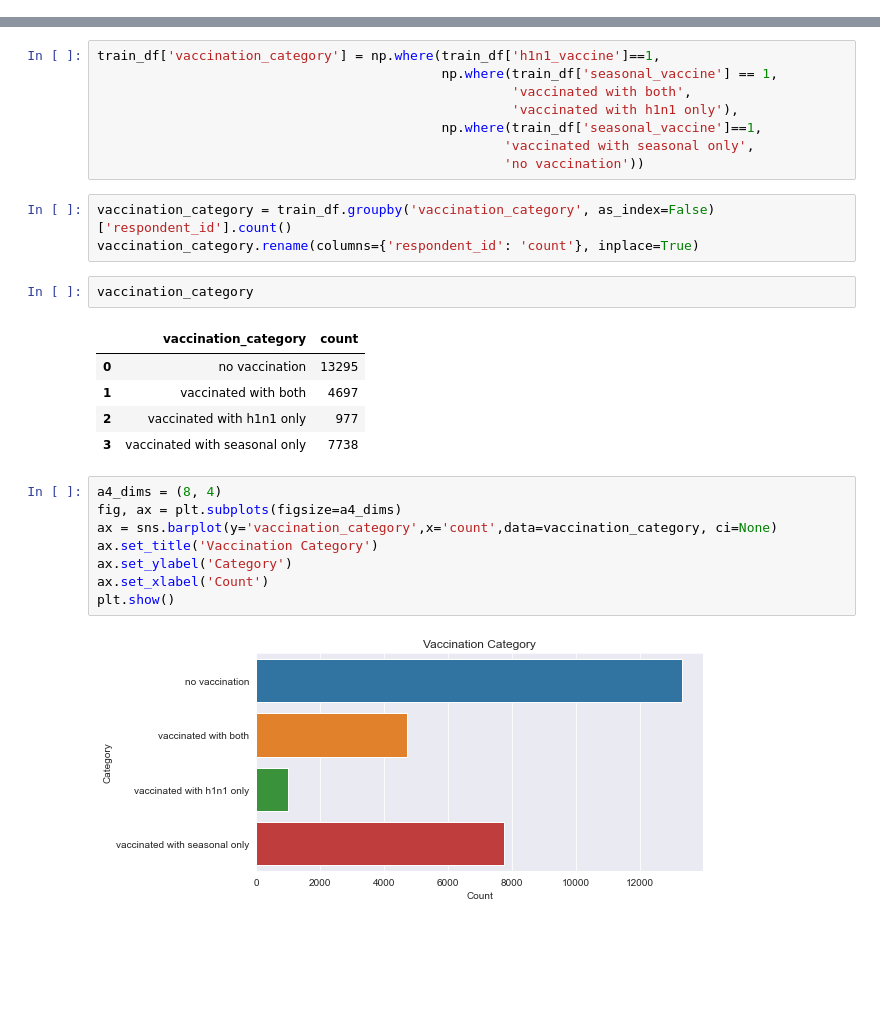
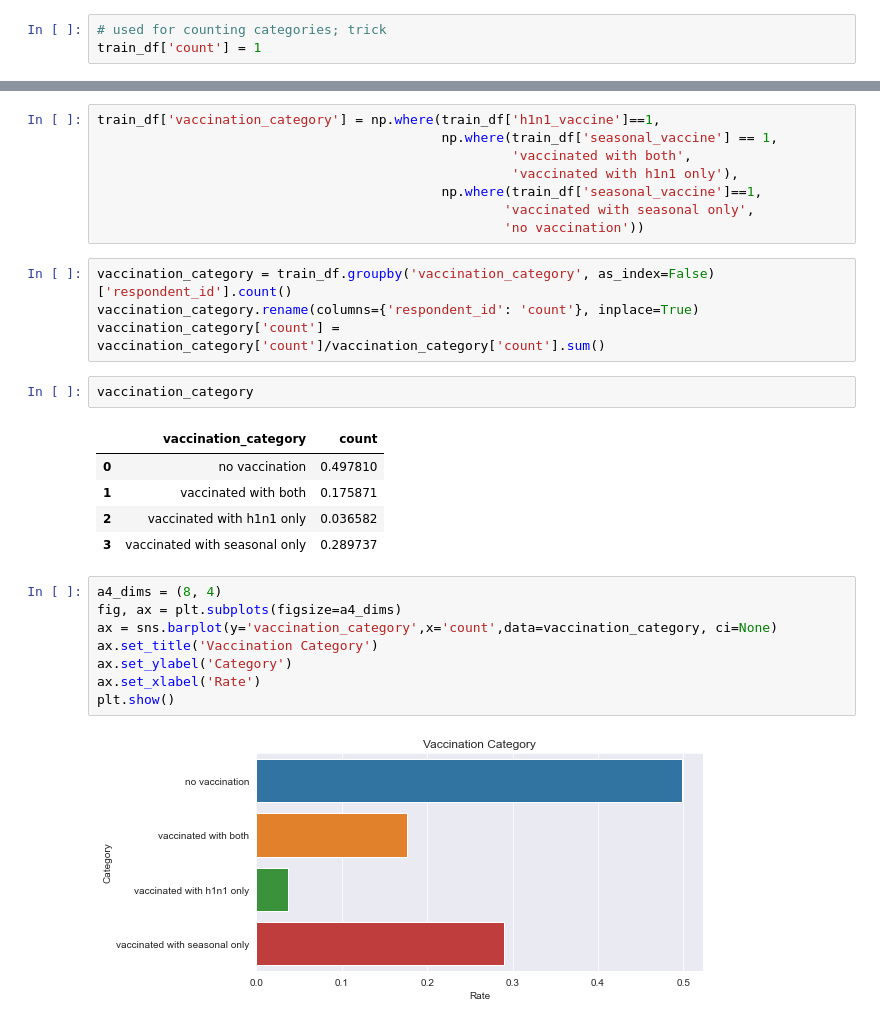
Before and after one commit to lnbalon/mab2133, a Jupyter notebook: workshop/notebooks/01-support-vector-machine.ipynb, the cells around one changed output, grey strips where cells are left out. Cells and saved outputs as stored; diff of their text form; blank space fills up the shorter version.

Commit message:
corrected bar plots

```diff
--- a/workshop/notebooks/01-support-vector-machine.ipynb
+++ b/workshop/notebooks/01-support-vector-machine.ipynb
@@ -72,6 +72,9 @@ training_set_labels.sample(4)
 Merge the training set features with labels
 # %%
 train_df = training_set_features.merge(training_set_labels, on=['respondent_id'], how='left')
+# %%
+# used for counting categories; trick
+train_df['count'] = 1
 # %%
 train_df.head()
 # %% [output]
@@ -119,21 +122,22 @@ train_df['vaccination_category'] = np.where(train_df['h1n1_vaccine']==1,
 # %%
 vaccination_category = train_df.groupby('vaccination_category', as_index=False)['respondent_id'].count()
 vaccination_category.rename(columns={'respondent_id': 'count'}, inplace=True)
+vaccination_category['count'] = vaccination_category['count']/vaccination_category['count'].sum()
 # %%
 vaccination_category
 # %% [output]
 |  | vaccination_category | count |
-| 0 | no vaccination | 13295 |
-| 1 | vaccinated with both | 4697 |
-| 2 | vaccinated with h1n1 only | 977 |
-| 3 | vaccinated with seasonal only | 7738 |
+| 0 | no vaccination | 0.497810 |
+| 1 | vaccinated with both | 0.175871 |
+| 2 | vaccinated with h1n1 only | 0.036582 |
+| 3 | vaccinated with seasonal only | 0.289737 |
 # %%
 a4_dims = (8, 4)
 fig, ax = plt.subplots(figsize=a4_dims)
 ax = sns.barplot(y='vaccination_category',x='count',data=vaccination_category, ci=None)
 ax.set_title('Vaccination Category')
 ax.set_ylabel('Category')
-ax.set_xlabel('Count')
+ax.set_xlabel('Rate')
 plt.show()
 # %% [output]
-[figure, old version]
+[figure, new version]
```
Also changed, not shown: parts of 8 cells of this notebook.
